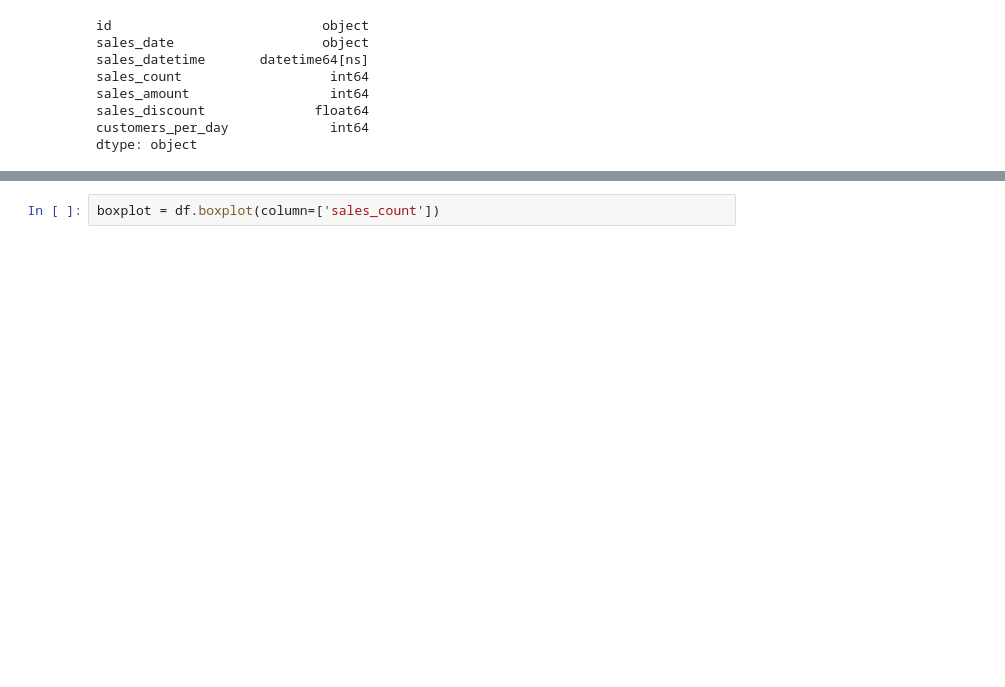
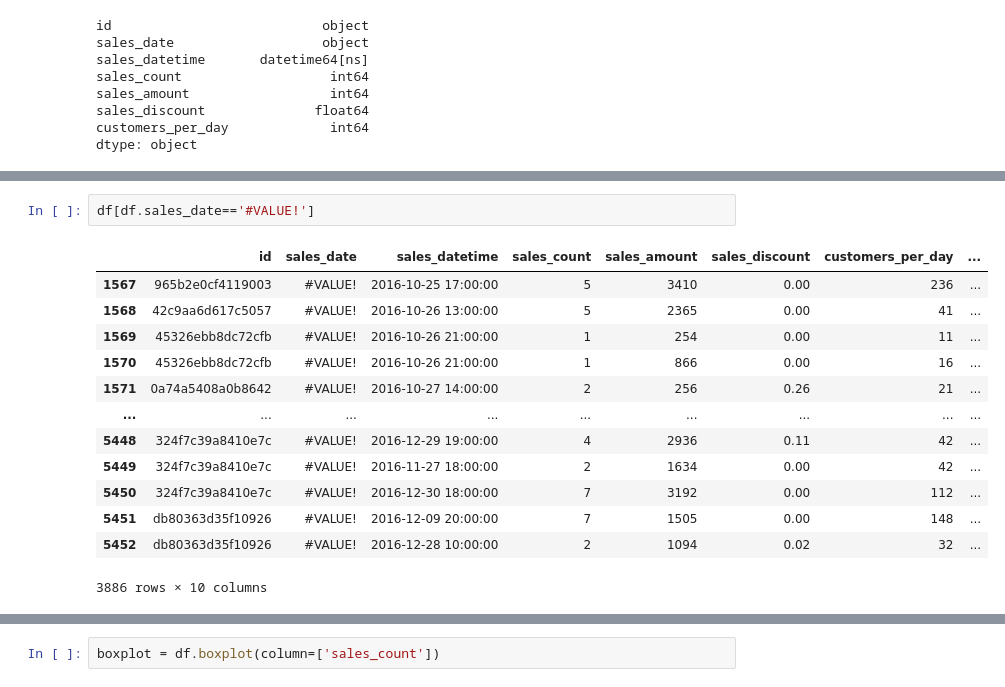
Before and after one commit to diegorv1994/challenge-1, a Jupyter notebook: challenge-2/Modulo_2_Challenge_2.ipynb, the cells around one changed output, grey strips where cells are left out. Drawn from its saved outputs; the diff is of its cells as text; blank space fills up the shorter version.

```diff
--- a/challenge-2/Modulo_2_Challenge_2.ipynb
+++ b/challenge-2/Modulo_2_Challenge_2.ipynb
@@ -89,0 +177,16 @@ df.sales_date.value_counts()
+# %%
+df[df.sales_date=='#VALUE!']
+# %% [output]
+|  | id | sales_date | sales_datetime | sales_count | sales_amount | sales_discount | customers_per_day | ... |
+| 1567 | 965b2e0cf4119003 | #VALUE! | 2016-10-25 17:00:00 | 5 | 3410 | 0.00 | 236 | ... |
+| 1568 | 42c9aa6d617c5057 | #VALUE! | 2016-10-26 13:00:00 | 5 | 2365 | 0.00 | 41 | ... |
+| 1569 | 45326ebb8dc72cfb | #VALUE! | 2016-10-26 21:00:00 | 1 | 254 | 0.00 | 11 | ... |
+| 1570 | 45326ebb8dc72cfb | #VALUE! | 2016-10-26 21:00:00 | 1 | 866 | 0.00 | 16 | ... |
+| 1571 | 0a74a5408a0b8642 | #VALUE! | 2016-10-27 14:00:00 | 2 | 256 | 0.26 | 21 | ... |
+| ... | ... | ... | ... | ... | ... | ... | ... | ... |
+| 5448 | 324f7c39a8410e7c | #VALUE! | 2016-12-29 19:00:00 | 4 | 2936 | 0.11 | 42 | ... |
+| 5449 | 324f7c39a8410e7c | #VALUE! | 2016-11-27 18:00:00 | 2 | 1634 | 0.00 | 42 | ... |
+| 5450 | 324f7c39a8410e7c | #VALUE! | 2016-12-30 18:00:00 | 7 | 3192 | 0.00 | 112 | ... |
+| 5451 | db80363d35f10926 | #VALUE! | 2016-12-09 20:00:00 | 7 | 1505 | 0.00 | 148 | ... |
+| 5452 | db80363d35f10926 | #VALUE! | 2016-12-28 10:00:00 | 2 | 1094 | 0.02 | 32 | ... |
+3886 rows × 10 columns
```
Also changed, not shown: parts of 33 cells of this notebook.
